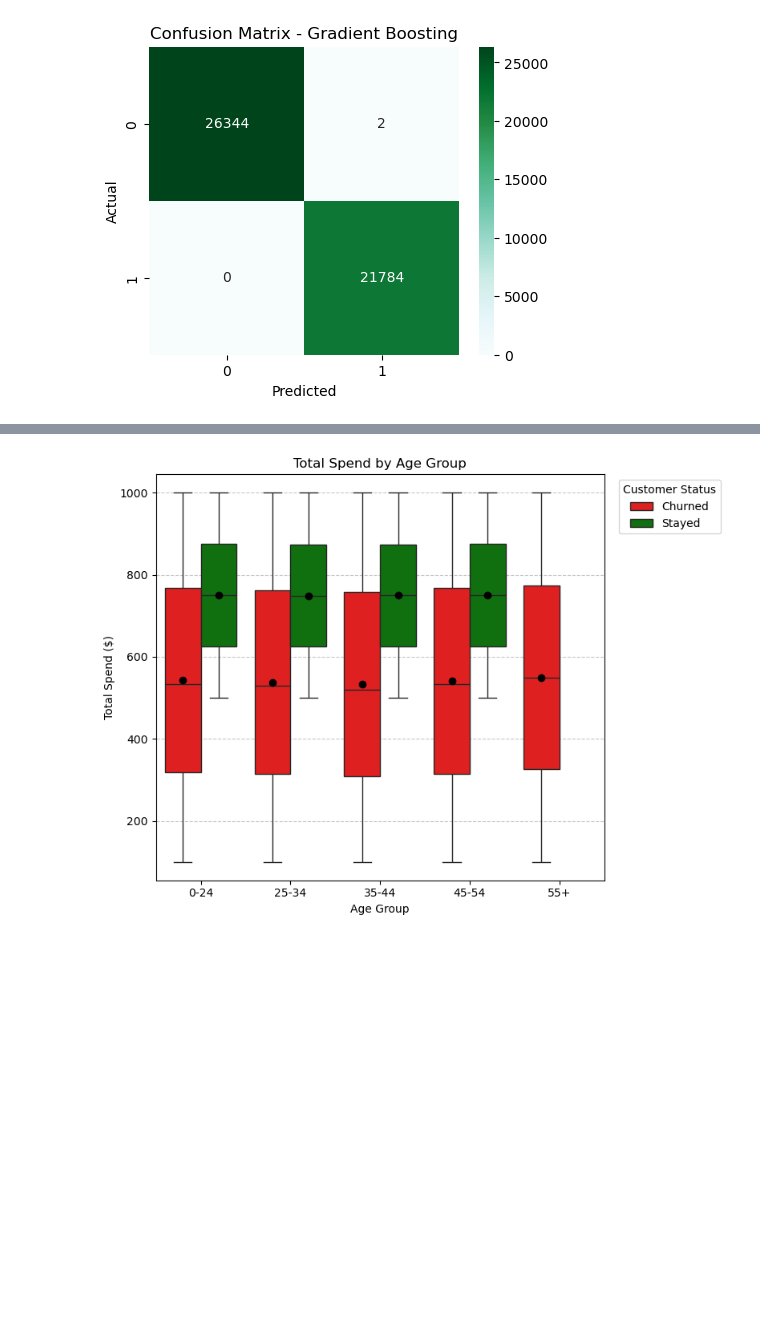
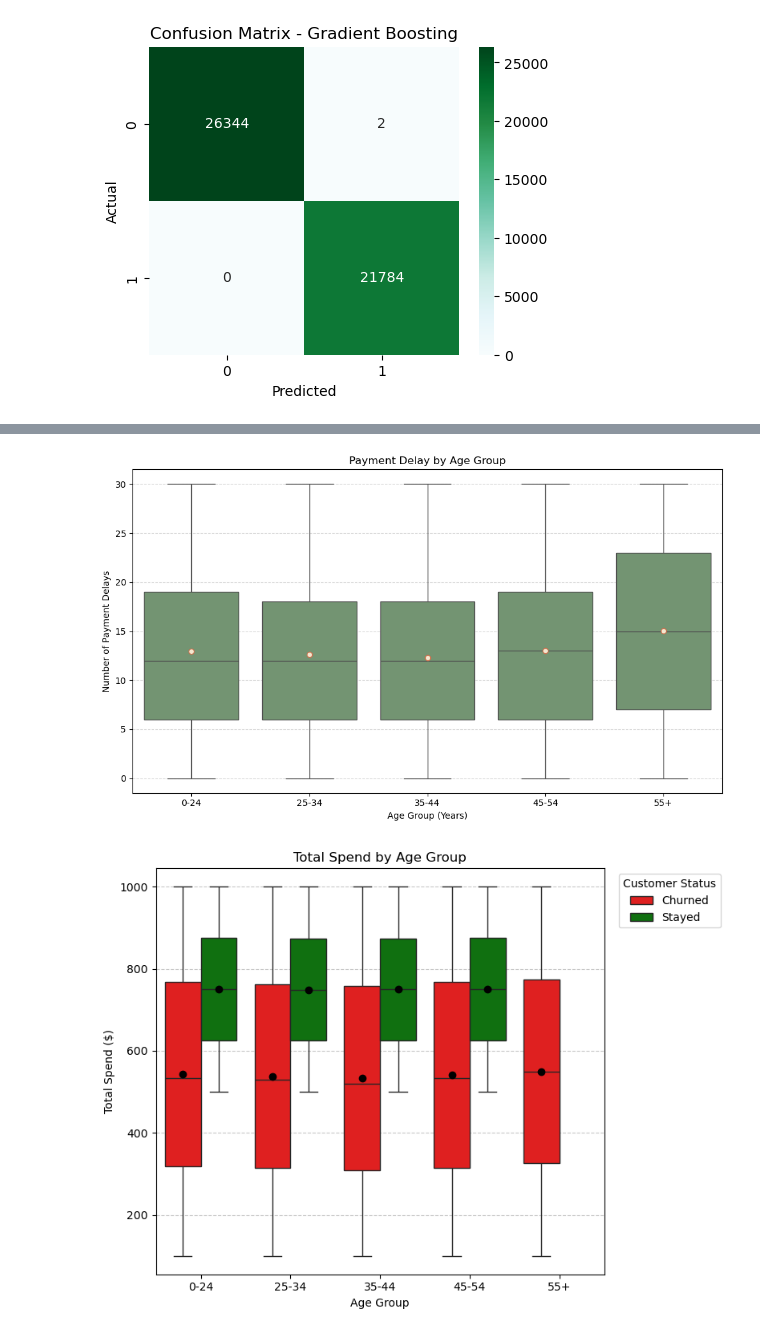
Before and after one commit to jaydenrrr22/CapstoneProject, a Jupyter notebook: data_analysis/analytics.ipynb, the cells around one changed output, grey strips where cells are left out. Drawn from its saved outputs; the diff is of its cells as text; code cells hidden in the pictures; blank space fills up the shorter version.

Commit message:
Developed age vs payment delay boxplot

```diff
--- a/data_analysis/analytics.ipynb
+++ b/data_analysis/analytics.ipynb
@@ -274,3 +274,40 @@ plt.show()
+# %%
+age_bins = [0, 25, 35, 45, 55, 100]
+age_labels = ['0-24', '25-34', '35-44', '45-54', '55+']
+
+original_df['Age Group'] = pd.cut(
+    original_df['Age'],
+    bins=age_bins,
+    labels=age_labels,
+    include_lowest=True
+)
+
+original_df = original_df.dropna(subset=['Age Group'])
+
+plt.figure(figsize=(10,6))
+
+sns.boxplot(
+    data=original_df,
+    x='Age Group',
+    y='Payment Delay',
+    color="#6e9a6c",
+    showmeans=True,
+    meanprops={
+        "marker": "o",
+        "markerfacecolor": "#f4e8d0",
+        "markeredgecolor": "#cb714e"
+    }
+)
+
+plt.title('Payment Delay by Age Group')
+plt.xlabel('Age Group (Years)')
+plt.ylabel('Number of Payment Delays')
+
+plt.grid(axis='y', linestyle='--', alpha=0.5)
+plt.tight_layout()
+plt.show()
+# %% [output]
+[figure, added]
 # %%
 original_df['Churn Label'] = original_df['Churn'].map({
     0: 'Stayed',
```
Also changed, not shown: parts of 3 cells of this notebook.
